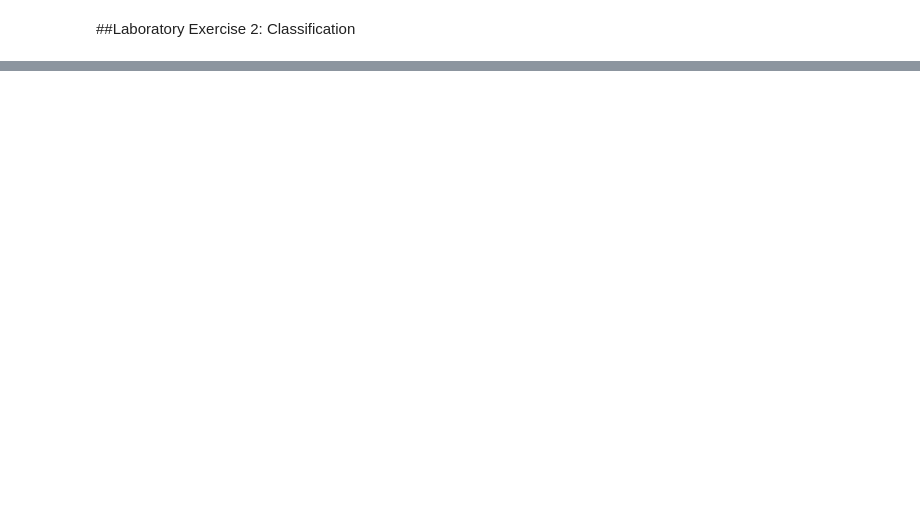
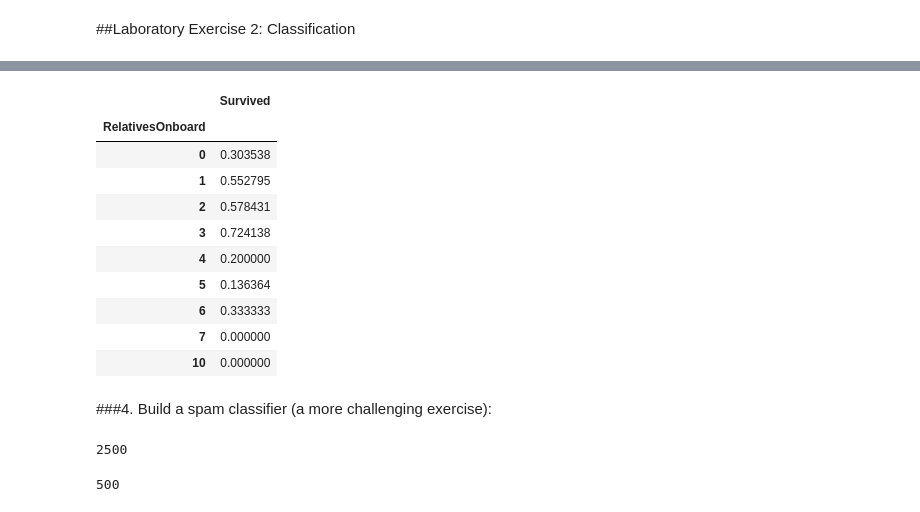
Before and after one commit to DeenReinierCrusem/CPEN65-1, a Jupyter notebook: Laboratory_Exercise_2_Classification.ipynb, the cells around one changed output, grey strips where cells are left out. Cells and saved outputs as stored; diff of their text form; code cells hidden in the pictures; blank space fills up the shorter version.

```diff
--- a/Laboratory_Exercise_2_Classification.ipynb
+++ b/Laboratory_Exercise_2_Classification.ipynb
@@ -401,0 +346,3 @@ print("Recall: {:.2f}%".format(100 * recall_score(y_test, y_pred)))
+# %%
+train_data["AgeBucket"] = train_data["Age"] // 15 * 15
+train_data[["AgeBucket", "Survived"]].groupby(['AgeBucket']).mean()
@@ -401,0 +358,17 @@ print("Recall: {:.2f}%".format(100 * recall_score(y_test, y_pred)))
+# %%
+train_data["RelativesOnboard"] = train_data["SibSp"] + train_data["Parch"]
+train_data[["RelativesOnboard", "Survived"]].groupby(['RelativesOnboard']).mean()
+# %% [output]
+|  | Survived |
+| RelativesOnboard |  |
+| 0 | 0.303538 |
+| 1 | 0.552795 |
+| 2 | 0.578431 |
+| 3 | 0.724138 |
+| 4 | 0.200000 |
+| 5 | 0.136364 |
+| 6 | 0.333333 |
+| 7 | 0.000000 |
+| 10 | 0.000000 |
+# %% [markdown]
+###4. Build a spam classifier (a more challenging exercise):
@@ -401,0 +401,8 @@ print("Recall: {:.2f}%".format(100 * recall_score(y_test, y_pred)))
+# %%
+len(ham_filenames)
+# %% [output]
+2500
+# %%
+len(spam_filenames)
+# %% [output]
+500
```
Also changed, not shown: parts of 59 cells of this notebook.
